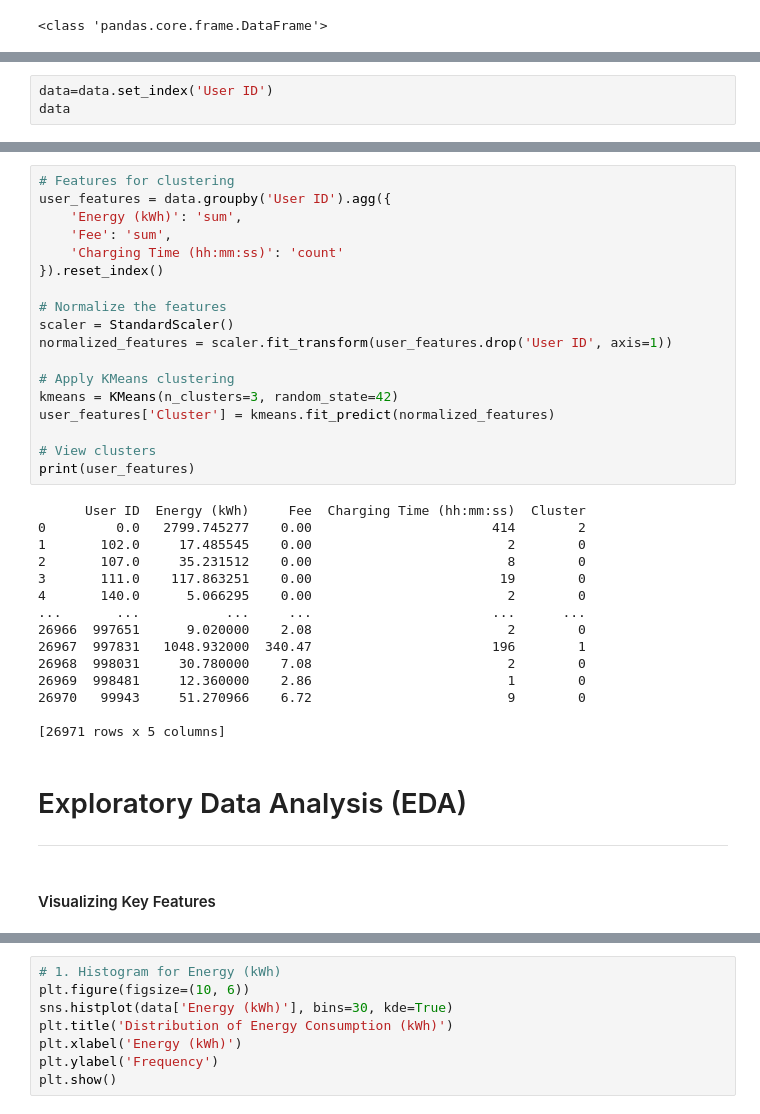
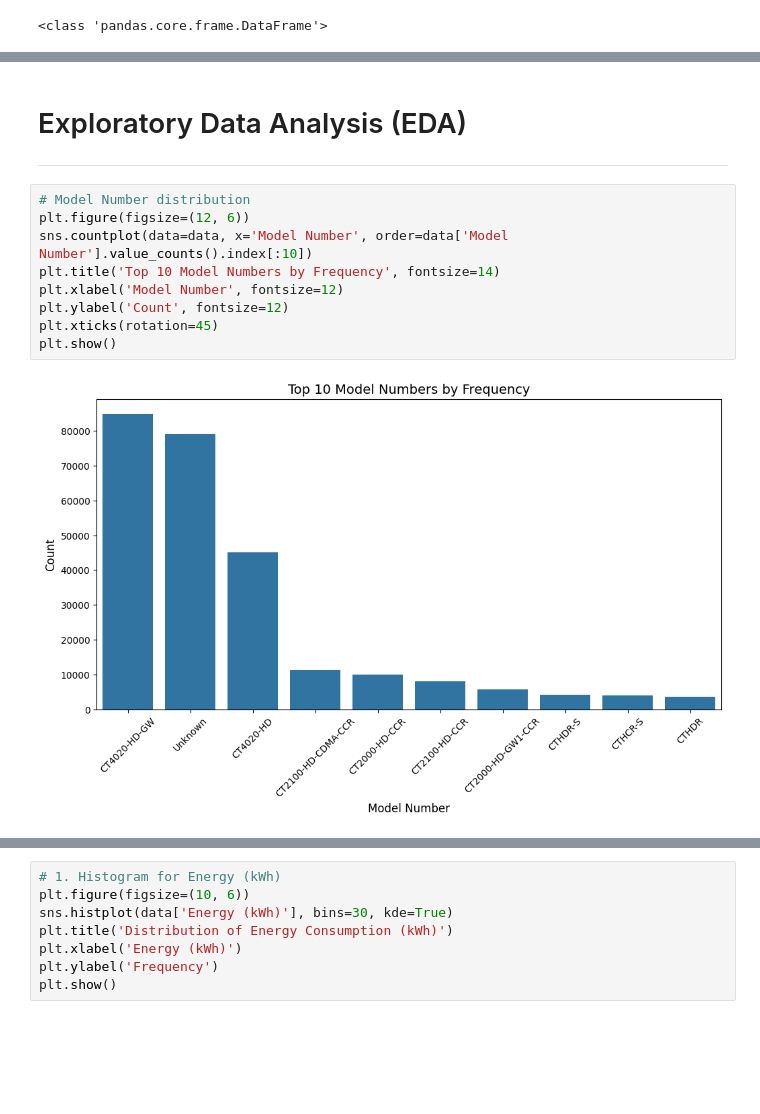
Before and after one commit to DitteGilsfeldt/42577-Introduction-to_Business_Analytics__Project, a Jupyter notebook: Ditte/Ditte.ipynb, the cells around one changed output, grey strips where cells are left out. Drawn from its saved outputs; the diff is of its cells as text; blank space fills up the shorter version.

```diff
--- a/Ditte/Ditte.ipynb
+++ b/Ditte/Ditte.ipynb
@@ -157,3 +148,0 @@ Index(['Station Name', 'MAC Address', 'Org Name', 'Start Date',
-# %%
-data=data.set_index('User ID')
-data
@@ -202,38 +149,14 @@ User ID
-# %%
-# Features for clustering
-user_features = data.groupby('User ID').agg({
-    'Energy (kWh)': 'sum',
-    'Fee': 'sum',
-    'Charging Time (hh:mm:ss)': 'count'
-}).reset_index()
-
-# Normalize the features
-scaler = StandardScaler()
-normalized_features = scaler.fit_transform(user_features.drop('User ID', axis=1))
-
-# Apply KMeans clustering
-kmeans = KMeans(n_clusters=3, random_state=42)
-user_features['Cluster'] = kmeans.fit_predict(normalized_features)
-
-# View clusters
-print(user_features)
-# %% [output]
-      User ID  Energy (kWh)     Fee  Charging Time (hh:mm:ss)  Cluster
-0         0.0   2799.745277    0.00                       414        2
-1       102.0     17.485545    0.00                         2        0
-2       107.0     35.231512    0.00                         8        0
-3       111.0    117.863251    0.00                        19        0
-4       140.0      5.066295    0.00                         2        0
-...       ...           ...     ...                       ...      ...
-26966  997651      9.020000    2.08                         2        0
-26967  997831   1048.932000  340.47                       196        1
-26968  998031     30.780000    7.08                         2        0
-26969  998481     12.360000    2.86                         1        0
-26970   99943     51.270966    6.72                         9        0
-
-[26971 rows x 5 columns]
 # %% [markdown]
 # Exploratory Data Analysis (EDA)
 ---
-# %% [markdown]
-#### Visualizing Key Features
+# %%
+# Model Number distribution
+plt.figure(figsize=(12, 6))
+sns.countplot(data=data, x='Model Number', order=data['Model Number'].value_counts().index[:10])
+plt.title('Top 10 Model Numbers by Frequency', fontsize=14)
+plt.xlabel('Model Number', fontsize=12)
+plt.ylabel('Count', fontsize=12)
+plt.xticks(rotation=45)
+plt.show()
+# %% [output]
+[figure, added]
```
Also changed, not shown: parts of 27 cells of this notebook, 1 other file.
